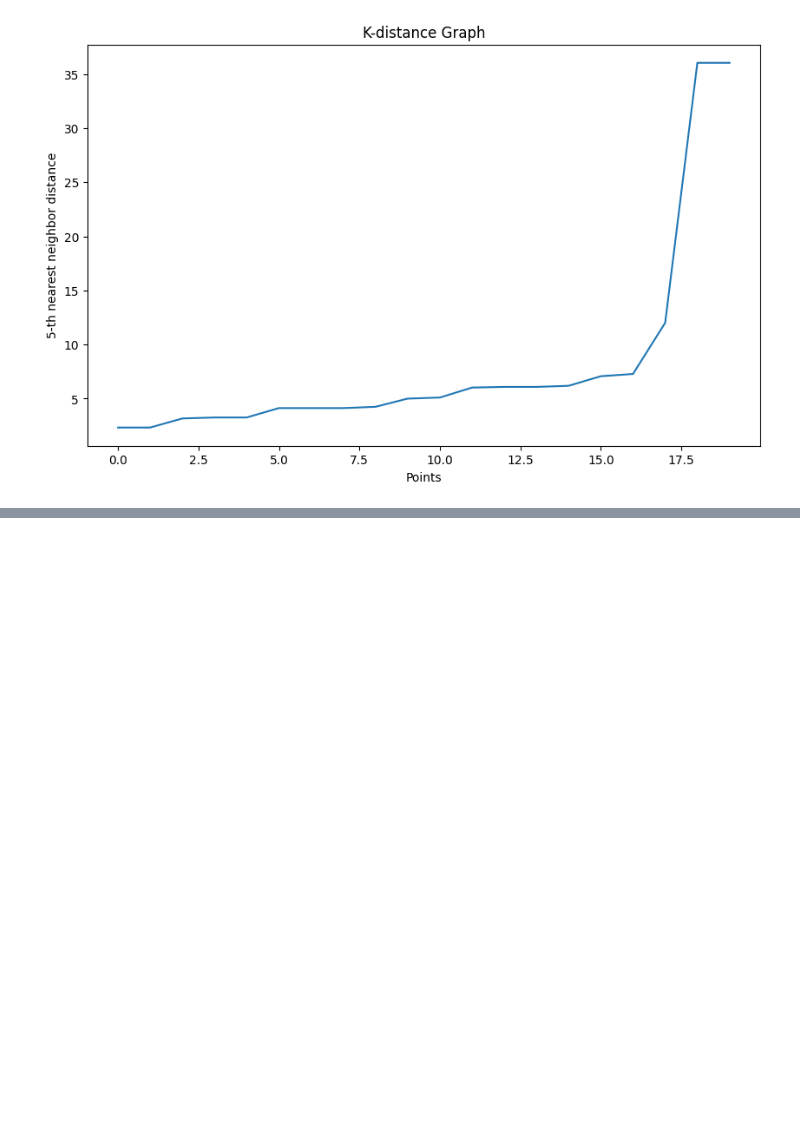
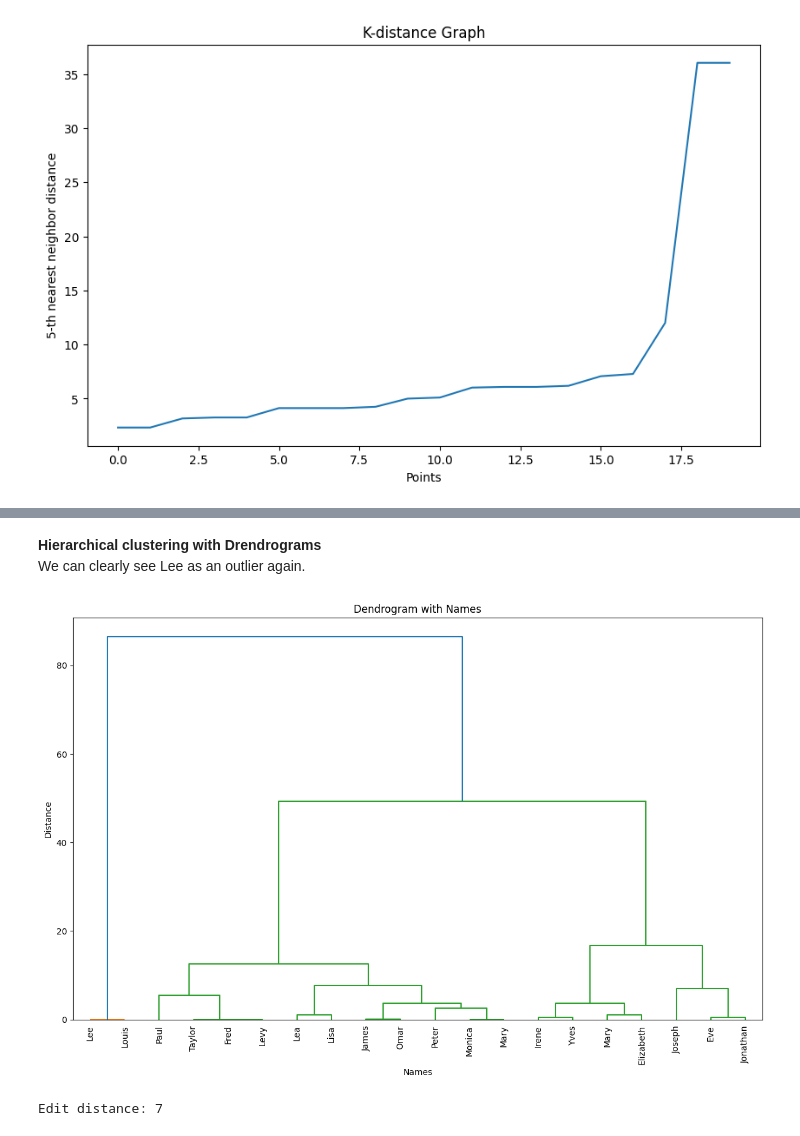
Before and after one commit to jrbayguade/Clustering_experiments, a Jupyter notebook: clustering_tests.ipynb, the cells around one changed output, grey strips where cells are left out. Cells and saved outputs as stored; diff of their text form; code cells hidden in the pictures; blank space fills up the shorter version.

```diff
--- a/clustering_tests.ipynb
+++ b/clustering_tests.ipynb
@@ -147,0 +166,40 @@ NameError: name 'X' is not defined
+# %% [markdown]
+**Hierarchical clustering with Drendrograms**<br>
+We can clearly see Lee as an outlier again.
+# %%
+import numpy as np
+from scipy.cluster.hierarchy import linkage, dendrogram
+import matplotlib.pyplot as plt
+
+# Crear coordenades només amb les dades netes
+coordinates = np.column_stack((df['Age'], df['Education level']))
+
+# Hierarchical clustering
+Z = linkage(coordinates, method='ward')
+
+# Dendrograma AMB noms
+plt.figure(figsize=(12, 8))
+dendrogram(Z,
+           labels=df['Name'].values,
+           leaf_rotation=90,
+           leaf_font_size=10)
+plt.title('Dendrogram with Names')
+plt.xlabel('Names')
+plt.ylabel('Distance')
+plt.tight_layout()
+plt.show()
+# %% [output]
+[figure, added]
+# %%
+import difflib
+
+def edit_distance_difflib(s1, s2):
+    """Calculate the edit distance using difflib"""
+    matcher = difflib.SequenceMatcher(None, s1, s2)
+    return len(s1) + len(s2) - 2 * sum(match.size for match in matcher.get_matching_blocks())
+
+# Calculate edit distance between two strings
+distance = edit_distance_difflib("composition", "conception")
+print(f"Edit distance: {distance}")
+# %% [output]
+Edit distance: 7
```
Also changed, not shown: parts of 6 cells of this notebook.
